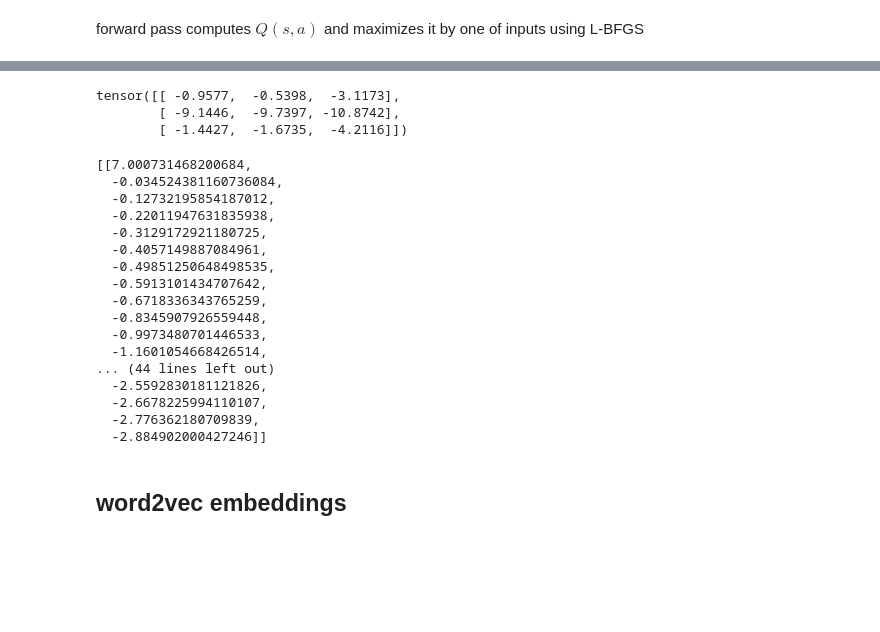
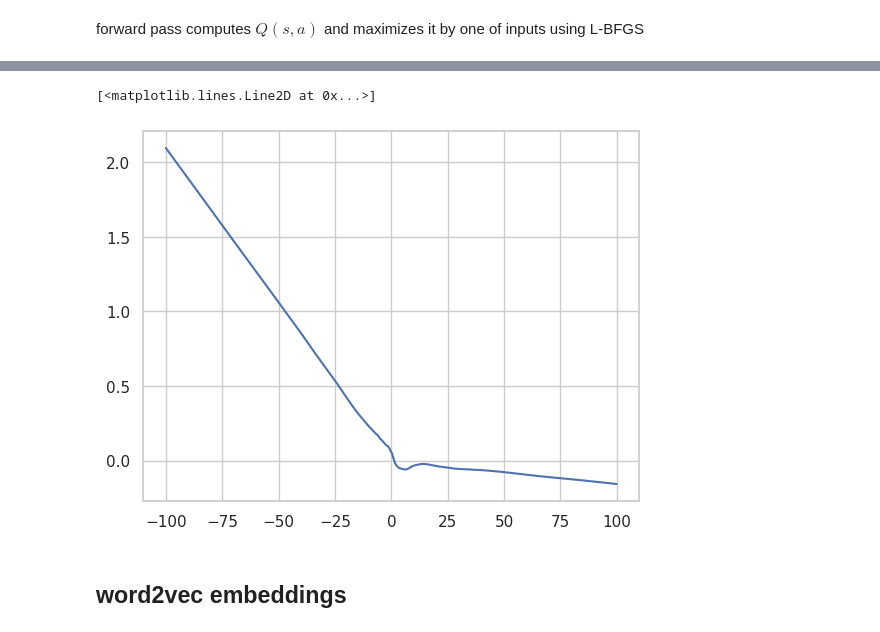
Before and after one commit to voorhs/wordle-rl, a Jupyter notebook: embeddings_develop.ipynb, the cells around one changed output, grey strips where cells are left out. Cells and saved outputs as stored; diff of their text form; code cells hidden in the pictures; blank space fills up the shorter version.

```diff
--- a/embeddings_develop.ipynb
+++ b/embeddings_develop.ipynb
@@ -28,29 +7,43 @@ tensor([[ 2.0559],
-# %%
-a
-# %% [output]
-tensor([[ -0.9577,  -0.5398,  -3.1173],
-        [ -9.1446,  -9.7397, -10.8742],
-        [ -1.4427,  -1.6735,  -4.2116]])
-# %%
-model.conv
-# %% [output]
-[[7.000731468200684,
-  -0.034524381160736084,
-  -0.12732195854187012,
-  -0.22011947631835938,
-  -0.3129172921180725,
-  -0.4057149887084961,
-  -0.49851250648498535,
-  -0.5913101434707642,
-  -0.6718336343765259,
-  -0.8345907926559448,
-  -0.9973480701446533,
-  -1.1601054668426514,
-... (44 lines left out)
-  -2.5592830181121826,
-  -2.6678225994110107,
-  -2.776362180709839,
-  -2.884902000427246]]
+# %%
+from dqn.model import QNetwork
+
+
+state_size=10
+
+model = QNetwork(
+    state_size=state_size,
+    action_size=1,
+    seed=0
+)
+# %%
+import torch
+
+
+n_samples = 300
+
+s = torch.tile(torch.randn(1, state_size), dims=[n_samples, 1])
+# s_same = torch.tile(torch.randn(1, state_size), dims=[n_samples, 1])
+# a_grid = torch.tile(torch.randn(1, emb_size), dims=[n_samples, 1])
+# %%
+i_coord = 4
+left = -100
+right = 100
+
+s[:, i_coord] = torch.linspace(left, right, n_samples)
+# a_grid[:, i_coord] = torch.linspace(left, right, n_samples)
+# qfunc, a = model.forward(s_same, a_grid)
+qfunc = model.forward(s)
+# %%
+import matplotlib.pyplot as plt
+
+# a_grid = a_grid.detach().squeeze()
+qfunc = qfunc.detach().squeeze()
+
+# plt.plot(a_grid[:, i_coord], qfunc)
+plt.plot(s[:, i_coord], qfunc)
+# %% [output]
+[<matplotlib.lines.Line2D at 0x...>]
+[figure, added]
 # %% [markdown]
 ## word2vec embeddings
 # %% [markdown]
```
Also changed, not shown: parts of 8 cells of this notebook, 3 other files.
